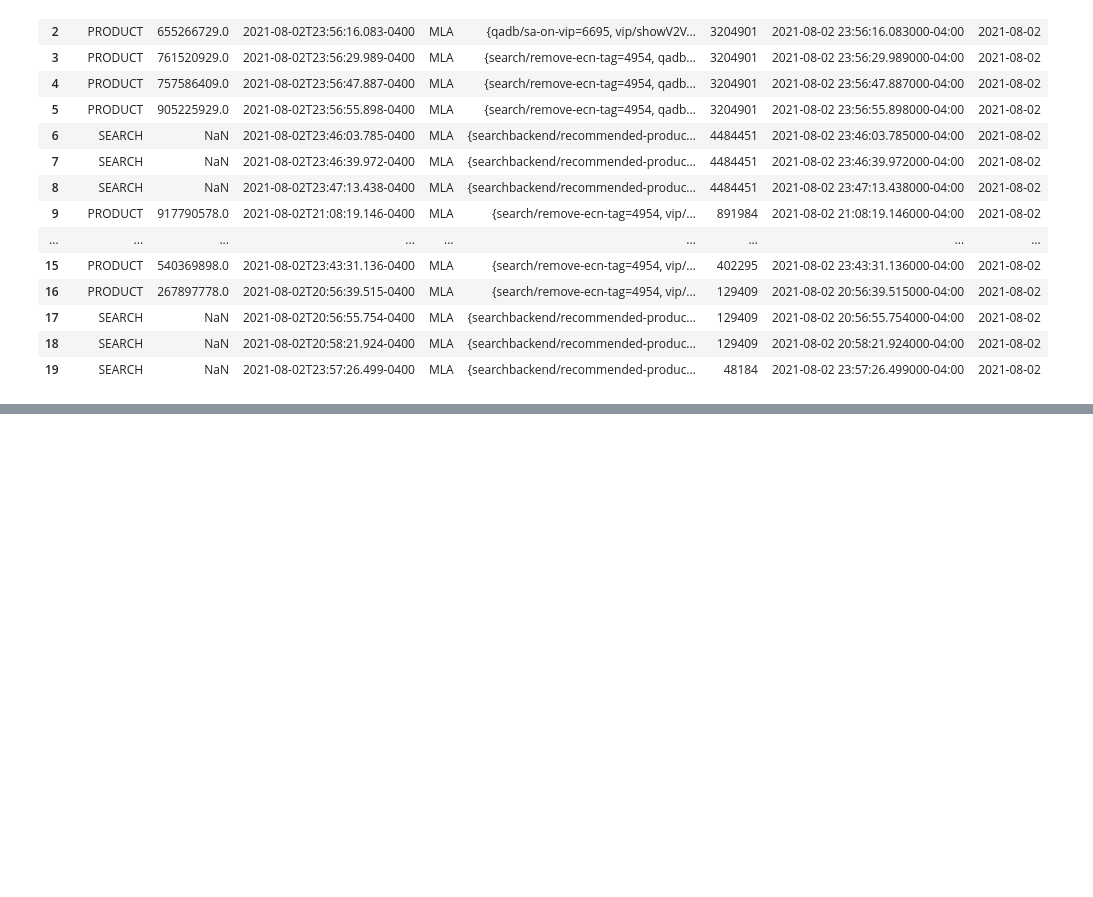
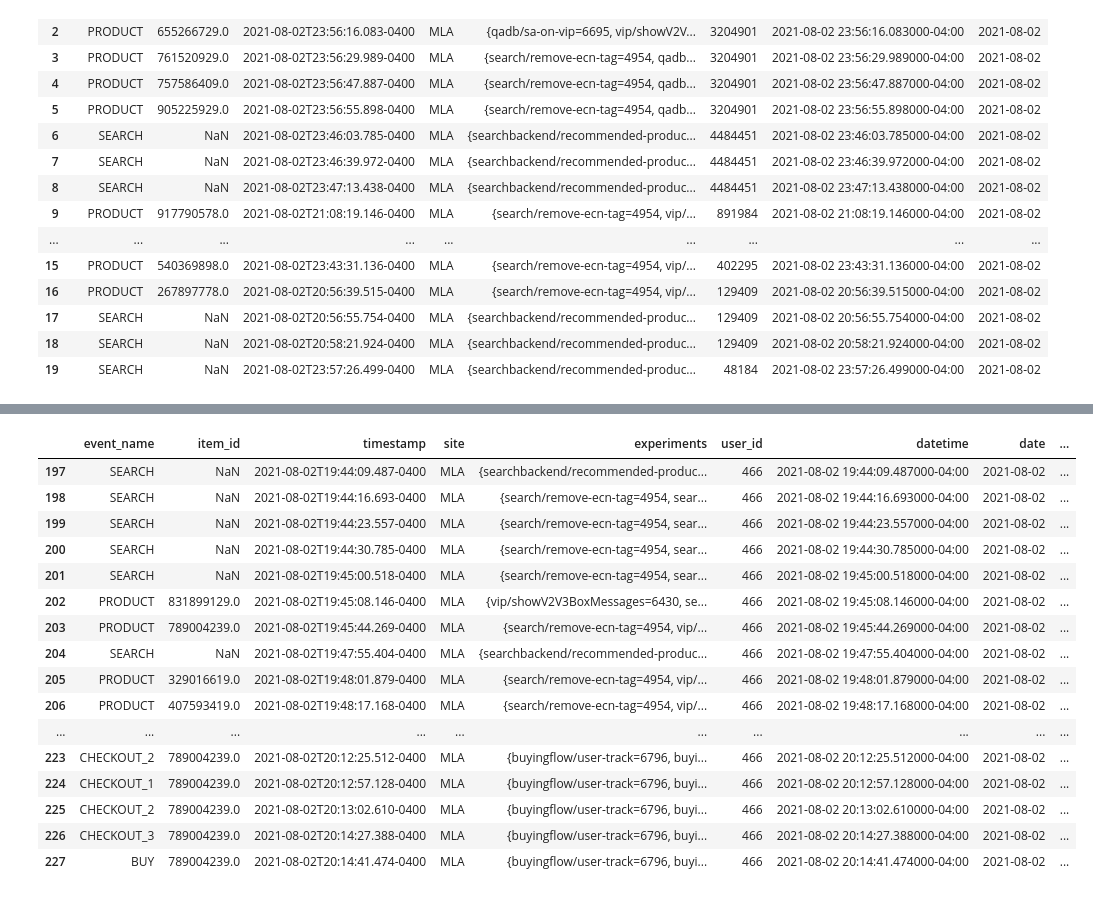
Before and after one commit to jmpaiba123/AB_Testing_Meli, a Jupyter notebook: jupyter_notebooks/AB_testing_meli.ipynb, the cells around one changed output, grey strips where cells are left out. Cells and saved outputs as stored; diff of their text form; code cells hidden in the pictures; blank space fills up the shorter version.

Commit message:
data_manipulation

```diff
--- a/jupyter_notebooks/AB_testing_meli.ipynb
+++ b/jupyter_notebooks/AB_testing_meli.ipynb
@@ -87,0 +221,55 @@ data
+# %%
+# Find all item_id and user_id pairs that end with a 'BUY' event
+buy_pairs = df[df['event_name'] == 'BUY'][['item_id', 'user_id']].drop_duplicates()
+
+# Define a set for quick lookup
+buy_pairs_set = set(tuple(x) for x in buy_pairs.values)
+
+# Function to determine if the row is in the purchase funnel
+def in_purchase_funnel(row):
+    if pd.notna(row['item_id']):  # Only consider rows with a valid item_id
+        return 1 if (row['item_id'], row['user_id']) in buy_pairs_set else 0
+    return 0
+
+# Apply the function to create the purchase_funnel_flag column
+df['purchase_funnel_flag'] = df.apply(in_purchase_funnel, axis=1)
+# %%
+# Sort the DataFrame by user_id and datetime
+df_sorted = df.sort_values(by=['user_id', 'datetime']).reset_index(drop=True)
+
+# Create a mask for rows where purchase_funnel_flag is 1
+mask = df_sorted['purchase_funnel_flag'] == 1
+
+# Create a shifted version of the event_name column
+df_sorted['prev_event'] = df_sorted['event_name'].shift(1)
+df_sorted['prev_user'] = df_sorted['user_id'].shift(1).fillna(0).astype(int)
+
+# Create a mask for rows where the previous event is SEARCH and user_id matches
+search_mask = (df_sorted['prev_event'] == 'SEARCH') & (df_sorted['user_id'] == df_sorted['prev_user']) & (df_sorted['purchase_funnel_flag'] == 1)
+search_mask_1 = search_mask.shift(-1)
+
+# Update purchase_funnel_flag where mask is True and search_mask is True
+df_sorted.loc[mask | search_mask_1, 'purchase_funnel_flag'] = 1
+
+# Drop the 'prev_event' column
+df_sorted.drop(columns=['prev_event','prev_user'], inplace=True)
+# %%
+df_sorted[df_sorted.user_id == 466].sort_values(by='datetime')
+# %% [output]
+|  | event_name | item_id | timestamp | site | experiments | user_id | datetime | date | ... |
+| 197 | SEARCH | NaN | 2021-08-02T19:44:09.487-0400 | MLA | {searchbackend/recommended-produc... | 466 | 2021-08-02 19:44:09.487000-04:00 | 2021-08-02 | ... |
+| 198 | SEARCH | NaN | 2021-08-02T19:44:16.693-0400 | MLA | {search/remove-ecn-tag=4954, sear... | 466 | 2021-08-02 19:44:16.693000-04:00 | 2021-08-02 | ... |
+| 199 | SEARCH | NaN | 2021-08-02T19:44:23.557-0400 | MLA | {search/remove-ecn-tag=4954, sear... | 466 | 2021-08-02 19:44:23.557000-04:00 | 2021-08-02 | ... |
+| 200 | SEARCH | NaN | 2021-08-02T19:44:30.785-0400 | MLA | {search/remove-ecn-tag=4954, sear... | 466 | 2021-08-02 19:44:30.785000-04:00 | 2021-08-02 | ... |
+| 201 | SEARCH | NaN | 2021-08-02T19:45:00.518-0400 | MLA | {search/remove-ecn-tag=4954, sear... | 466 | 2021-08-02 19:45:00.518000-04:00 | 2021-08-02 | ... |
+| 202 | PRODUCT | 831899129.0 | 2021-08-02T19:45:08.146-0400 | MLA | {vip/showV2V3BoxMessages=6430, se... | 466 | 2021-08-02 19:45:08.146000-04:00 | 2021-08-02 | ... |
+| 203 | PRODUCT | 789004239.0 | 2021-08-02T19:45:44.269-0400 | MLA | {search/remove-ecn-tag=4954, vip/... | 466 | 2021-08-02 19:45:44.269000-04:00 | 2021-08-02 | ... |
+| 204 | SEARCH | NaN | 2021-08-02T19:47:55.404-0400 | MLA | {searchbackend/recommended-produc... | 466 | 2021-08-02 19:47:55.404000-04:00 | 2021-08-02 | ... |
+| 205 | PRODUCT | 329016619.0 | 2021-08-02T19:48:01.879-0400 | MLA | {search/remove-ecn-tag=4954, vip/... | 466 | 2021-08-02 19:48:01.879000-04:00 | 2021-08-02 | ... |
+| 206 | PRODUCT | 407593419.0 | 2021-08-02T19:48:17.168-0400 | MLA | {search/remove-ecn-tag=4954, vip/... | 466 | 2021-08-02 19:48:17.168000-04:00 | 2021-08-02 | ... |
+| ... | ... | ... | ... | ... | ... | ... | ... | ... | ... |
+| 223 | CHECKOUT_2 | 789004239.0 | 2021-08-02T20:12:25.512-0400 | MLA | {buyingflow/user-track=6796, buyi... | 466 | 2021-08-02 20:12:25.512000-04:00 | 2021-08-02 | ... |
+| 224 | CHECKOUT_1 | 789004239.0 | 2021-08-02T20:12:57.128-0400 | MLA | {buyingflow/user-track=6796, buyi... | 466 | 2021-08-02 20:12:57.128000-04:00 | 2021-08-02 | ... |
+| 225 | CHECKOUT_2 | 789004239.0 | 2021-08-02T20:13:02.610-0400 | MLA | {buyingflow/user-track=6796, buyi... | 466 | 2021-08-02 20:13:02.610000-04:00 | 2021-08-02 | ... |
+| 226 | CHECKOUT_3 | 789004239.0 | 2021-08-02T20:14:27.388-0400 | MLA | {buyingflow/user-track=6796, buyi... | 466 | 2021-08-02 20:14:27.388000-04:00 | 2021-08-02 | ... |
+| 227 | BUY | 789004239.0 | 2021-08-02T20:14:41.474-0400 | MLA | {buyingflow/user-track=6796, buyi... | 466 | 2021-08-02 20:14:41.474000-04:00 | 2021-08-02 | ... |
```
Also changed, not shown: parts of 21 cells of this notebook, 1 other file.
